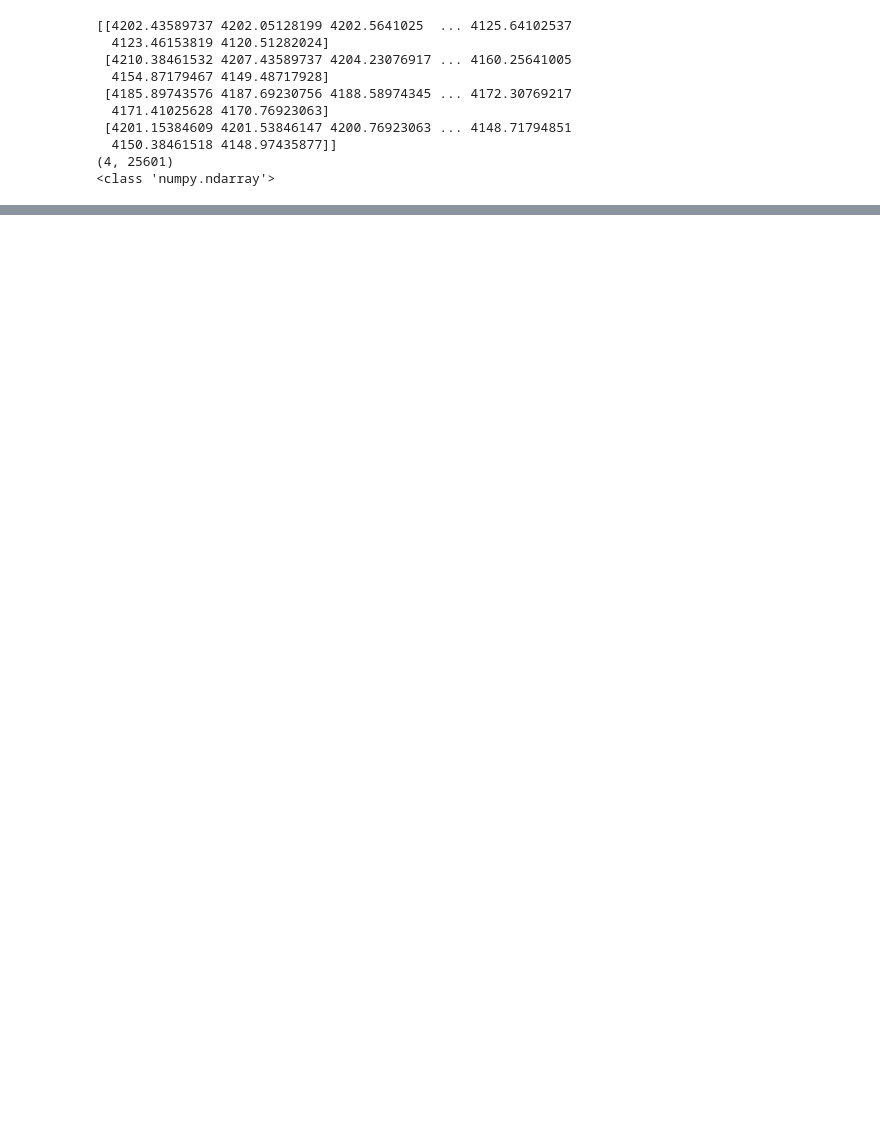
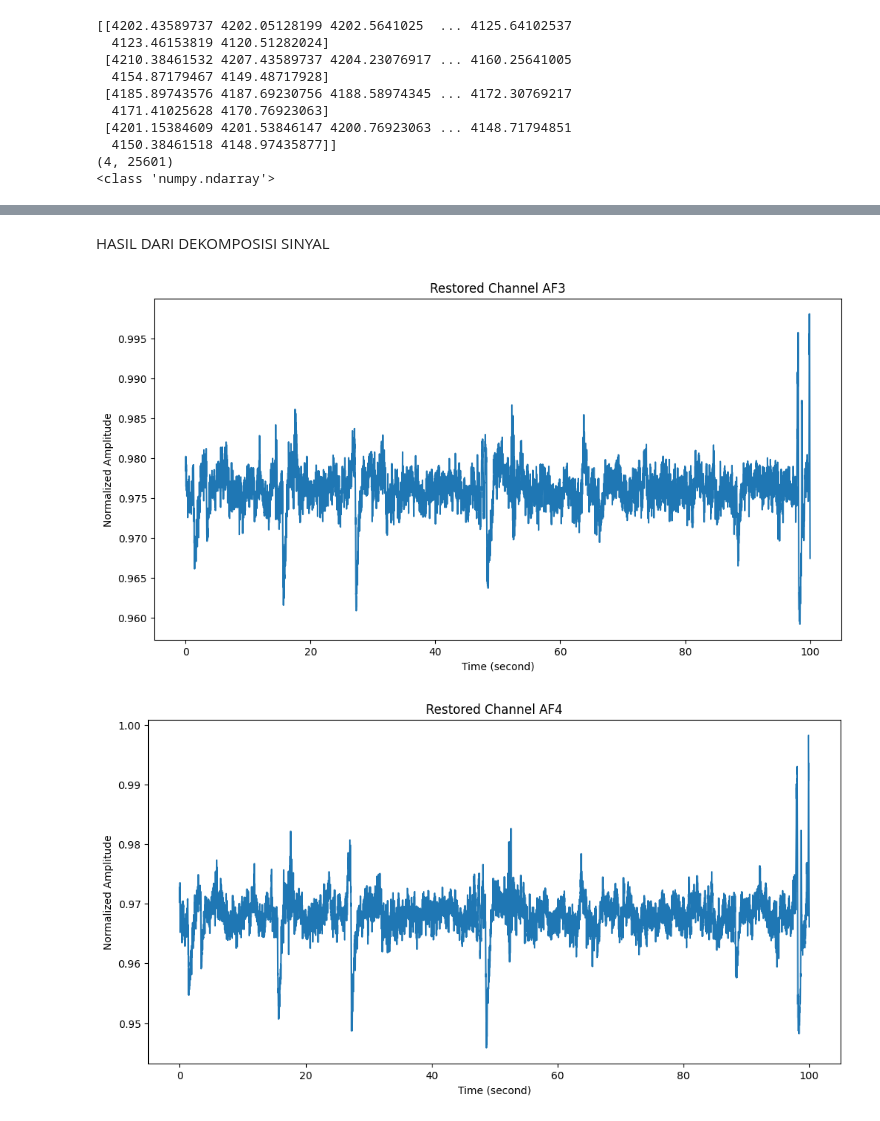
Before and after one commit to syabanaITERA/TUBES_PSB, a Jupyter notebook: main.ipynb, the cells around one changed output, grey strips where cells are left out. Drawn from its saved outputs; the diff is of its cells as text; code cells hidden in the pictures; blank space fills up the shorter version.

```diff
--- a/main.ipynb
+++ b/main.ipynb
@@ -81,0 +127,24 @@ def normalize_eeg(data, channel_num = 4):
+# %%
+
+def comps_restored(ica_comps, comps, init_ica):
+    reconstruct = ica_comps.copy()
+    reconstruct[:, comps] = 0
+    restored = init_ica.inverse_transform(reconstruct)
+
+    return restored
+# %% [markdown]
+HASIL DARI DEKOMPOSISI SINYAL
+# %%
+dataHASIL = comps_restored(dataICA, [1], ica)
+dataHASIL = np.transpose(dataHASIL)
+
+for i, channelName in enumerate(datasetSpec) :
+    plt.figure(figsize=(12, 6))
+    plt.plot(times, dataHASIL[i])
+    plt.title(f'Restored Channel {channelName}')
+    plt.xlabel('Time (second)')
+    plt.ylabel('Normalized Amplitude')
+    plt.show()
+# %% [output]
+[figure, added]
+[figure, added]
```
Also changed, not shown: parts of 28 cells of this notebook, 1 other file.
